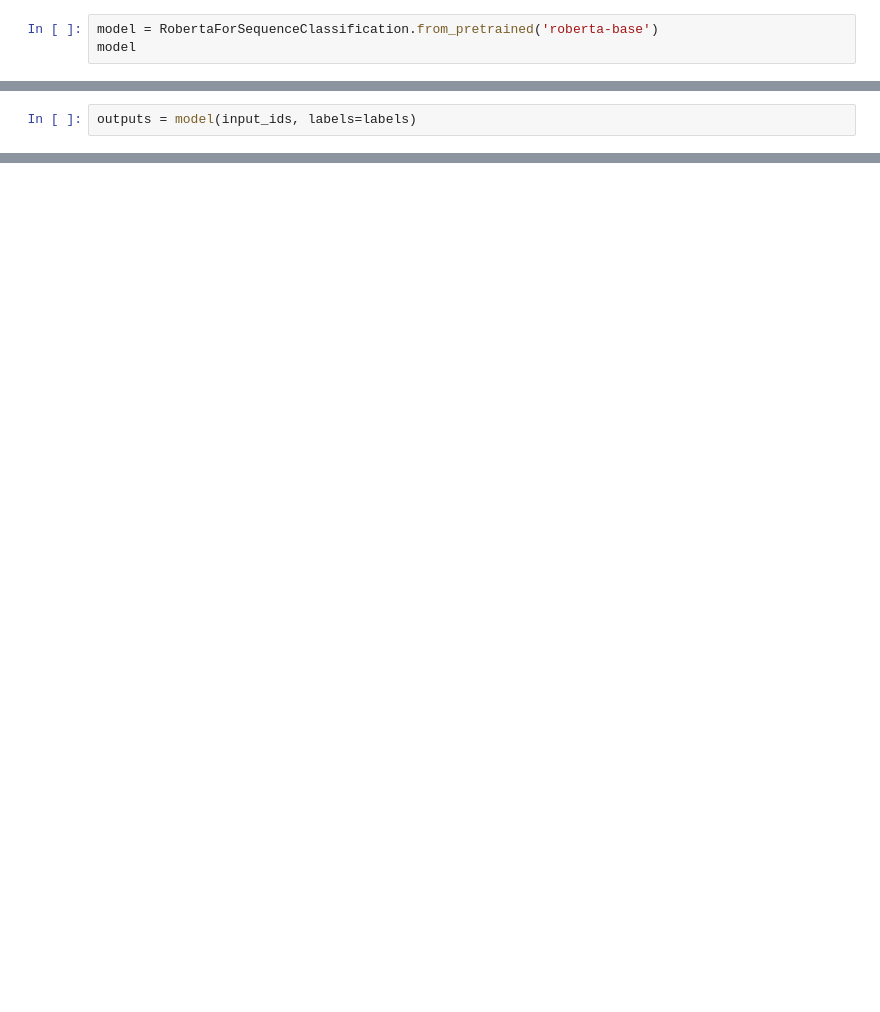
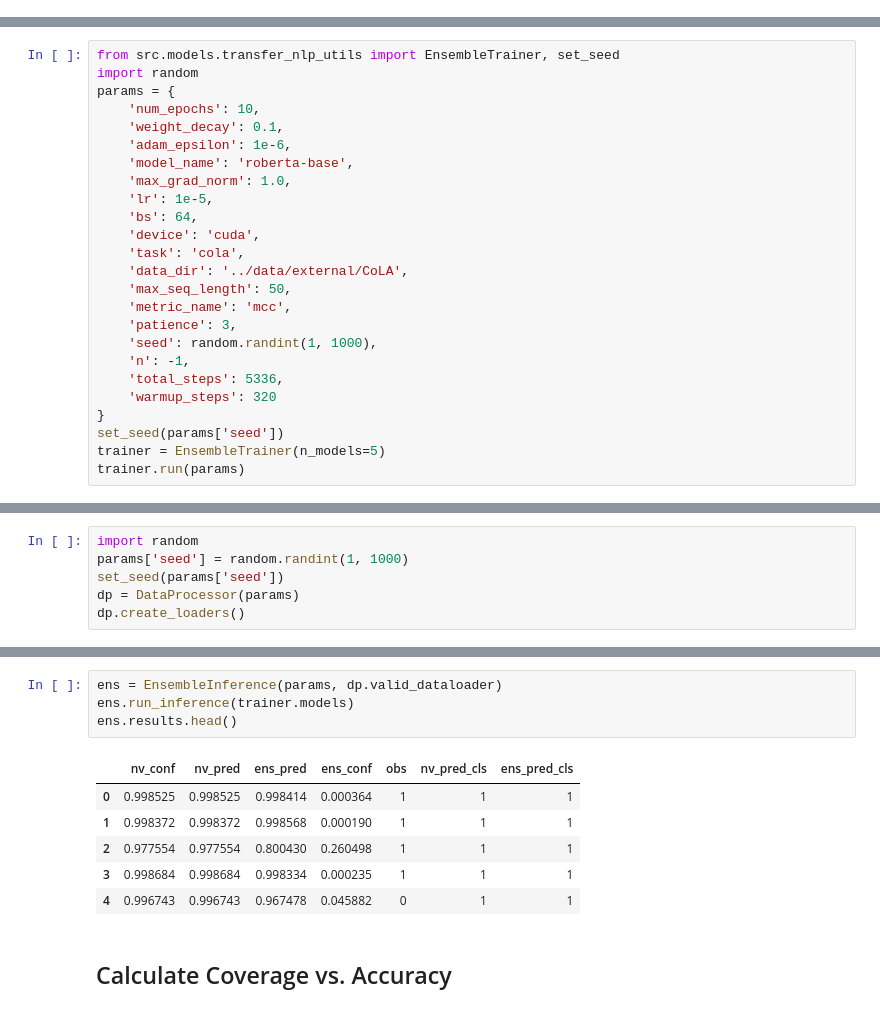
Before and after one commit to jzhzhu/quantifying-uncertainty, a Jupyter notebook: notebooks/exploration.ipynb, the cells around one changed output, grey strips where cells are left out. Saved outputs shown, nothing was run; the diff lists cells and outputs as text; blank space fills up the shorter version.

Commit message:
name change

```diff
--- a/notebooks/exploration.ipynb
+++ b/notebooks/exploration.ipynb
@@ -13,3 +0,0 @@ INFO:transformers.tokenization_utils:loading file https://s3.amazonaws.com/model
-# %%
-model = RobertaForSequenceClassification.from_pretrained('roberta-base')
-model
@@ -78,2 +0,0 @@ labels = torch.tensor([1]).unsqueeze(0)  # Batch size 1
-# %%
-outputs = model(input_ids, labels=labels)
@@ -379,0 +3,25 @@ tensor([[  101,  7592,  1010,  2026,  3899,  2003, 10140,   102]])
+# %%
+from src.models.transfer_nlp_utils import EnsembleTrainer, set_seed
+import random
+params = {
+    'num_epochs': 10,
+    'weight_decay': 0.1,
+    'adam_epsilon': 1e-6,
+    'model_name': 'roberta-base',
+    'max_grad_norm': 1.0,
+    'lr': 1e-5,
+    'bs': 64,
+    'device': 'cuda',
+    'task': 'cola',
+    'data_dir': '../data/external/CoLA',
+    'max_seq_length': 50,
+    'metric_name': 'mcc',
+    'patience': 3,
+    'seed': random.randint(1, 1000),
+    'n': -1,
+    'total_steps': 5336,
+    'warmup_steps': 320
+}
+set_seed(params['seed'])
+trainer = EnsembleTrainer(n_models=5)
+trainer.run(params)
@@ -379,0 +56,6 @@ tensor([[  101,  7592,  1010,  2026,  3899,  2003, 10140,   102]])
+# %%
+import random
+params['seed'] = random.randint(1, 1000)
+set_seed(params['seed'])
+dp = DataProcessor(params)
+dp.create_loaders()
@@ -379,0 +112,13 @@ tensor([[  101,  7592,  1010,  2026,  3899,  2003, 10140,   102]])
+# %%
+ens = EnsembleInference(params, dp.valid_dataloader)
+ens.run_inference(trainer.models)
+ens.results.head()
+# %% [output]
+|  | nv_conf | nv_pred | ens_pred | ens_conf | obs | nv_pred_cls | ens_pred_cls |
+| 0 | 0.998525 | 0.998525 | 0.998414 | 0.000364 | 1 | 1 | 1 |
+| 1 | 0.998372 | 0.998372 | 0.998568 | 0.000190 | 1 | 1 | 1 |
+| 2 | 0.977554 | 0.977554 | 0.800430 | 0.260498 | 1 | 1 | 1 |
+| 3 | 0.998684 | 0.998684 | 0.998334 | 0.000235 | 1 | 1 | 1 |
+| 4 | 0.996743 | 0.996743 | 0.967478 | 0.045882 | 0 | 1 | 1 |
+# %% [markdown]
+## Calculate Coverage vs. Accuracy
```
Also changed, not shown: parts of 41 cells of this notebook.
